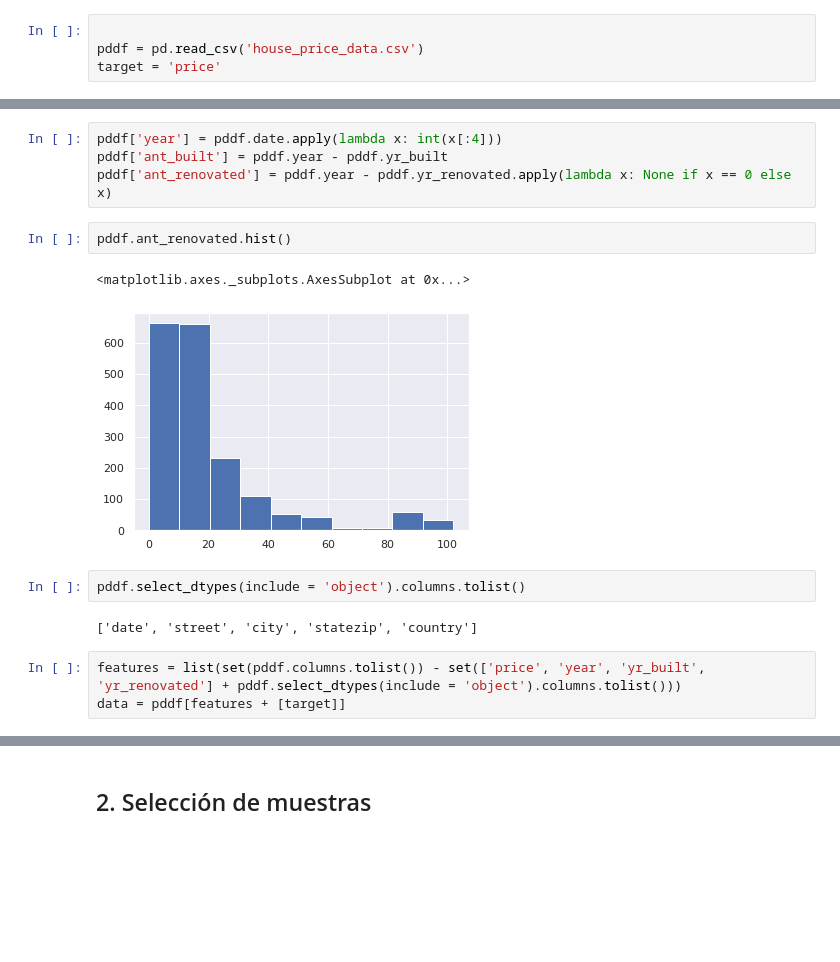
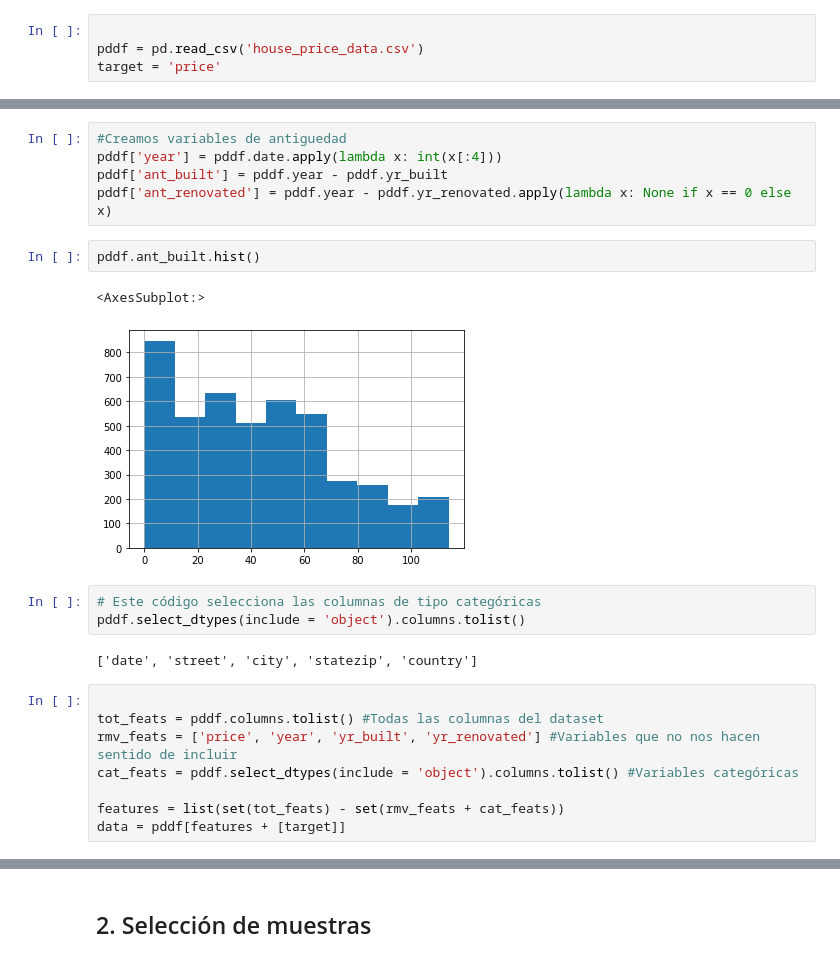
Before and after one commit to JCaballerot/Data_science_for_business, a Jupyter notebook: regresion_lineal/sidney_data_housing.ipynb, the cells around one changed output, grey strips where cells are left out. Cells and saved outputs as stored; diff of their text form; blank space fills up the shorter version.

```diff
--- a/regresion_lineal/sidney_data_housing.ipynb
+++ b/regresion_lineal/sidney_data_housing.ipynb
@@ -16,16 +25,23 @@ target = 'price'
 # %%
+#Creamos variables de antiguedad
 pddf['year'] = pddf.date.apply(lambda x: int(x[:4]))
 pddf['ant_built'] = pddf.year - pddf.yr_built
 pddf['ant_renovated'] = pddf.year - pddf.yr_renovated.apply(lambda x: None if x == 0 else x)
 # %%
-pddf.ant_renovated.hist()
+pddf.ant_built.hist()
 # %% [output]
-<matplotlib.axes._subplots.AxesSubplot at 0x...>
+<AxesSubplot:>
-[figure, old version]
+[figure, new version]
 # %%
+# Este código selecciona las columnas de tipo categóricas
 pddf.select_dtypes(include = 'object').columns.tolist()
 # %% [output]
 ['date', 'street', 'city', 'statezip', 'country']
 # %%
-features = list(set(pddf.columns.tolist()) - set(['price', 'year', 'yr_built', 'yr_renovated'] + pddf.select_dtypes(include = 'object').columns.tolist()))
+
+tot_feats = pddf.columns.tolist() #Todas las columnas del dataset
+rmv_feats = ['price', 'year', 'yr_built', 'yr_renovated'] #Variables que no nos hacen sentido de incluir
+cat_feats = pddf.select_dtypes(include = 'object').columns.tolist() #Variables categóricas
+
+features = list(set(tot_feats) - set(rmv_feats + cat_feats))
 data = pddf[features + [target]]
```
Also changed, not shown: parts of 2 cells of this notebook.
